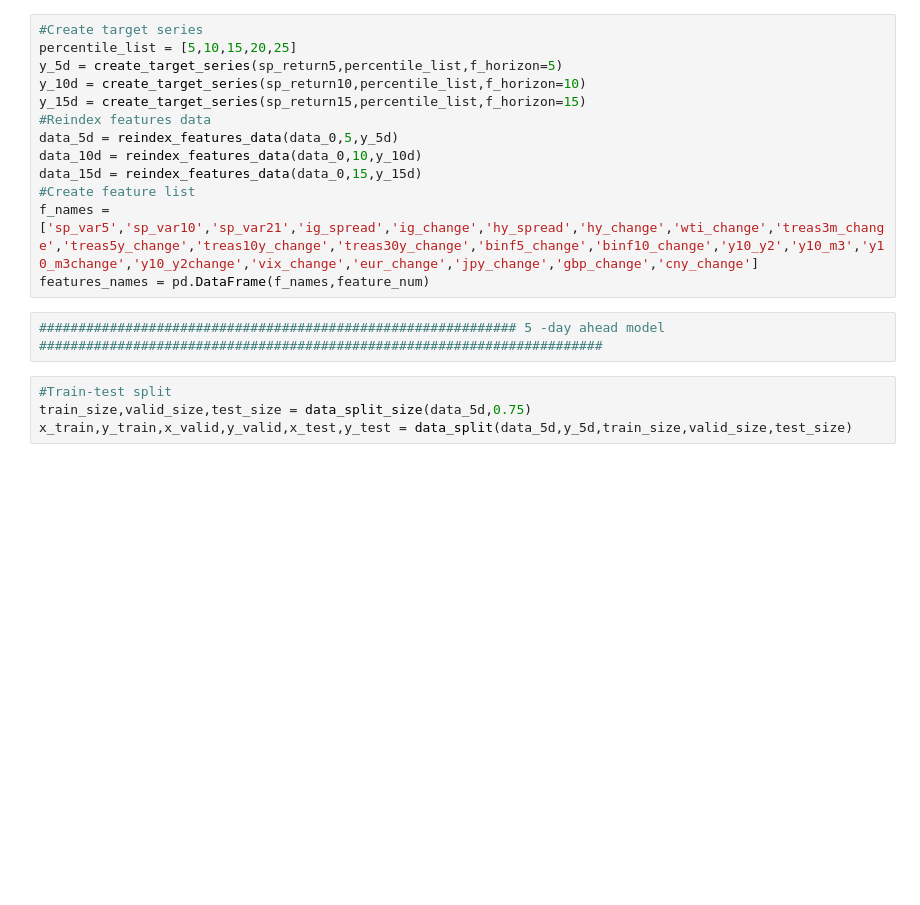
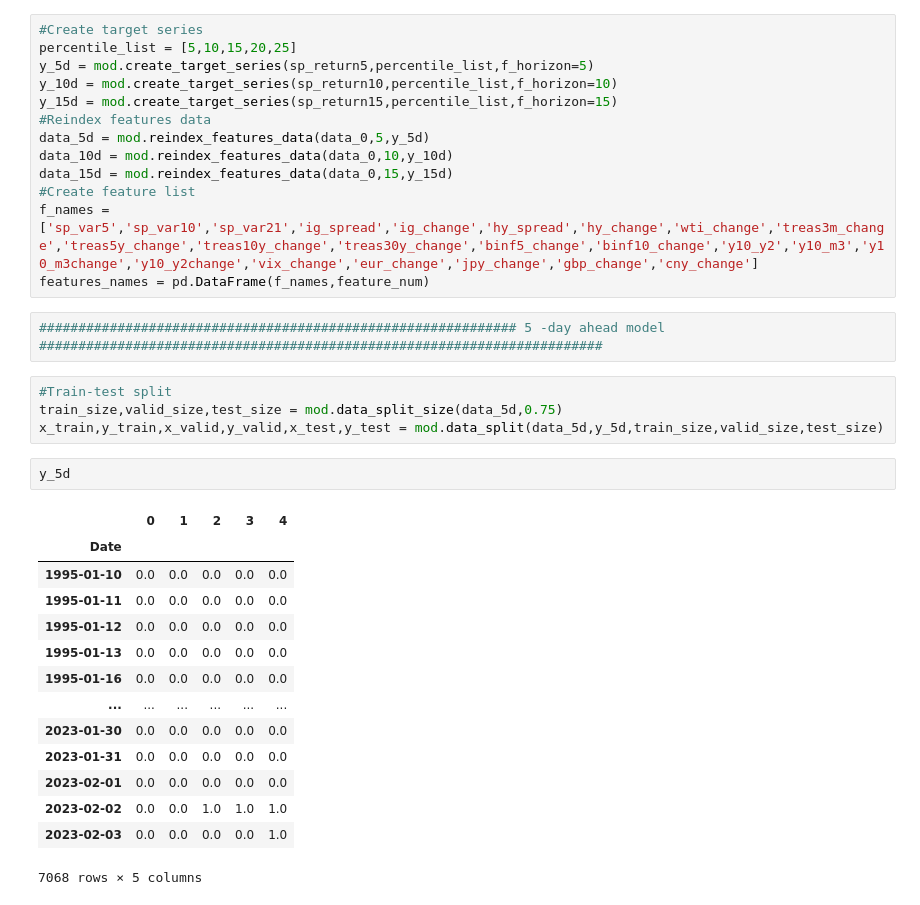
Before and after one commit to surekhanaga88/sp_500_classification, a Jupyter notebook: gbdt_01.ipynb, the cells around one changed output. Drawn from its saved outputs; the diff is of its cells as text; blank space fills up the shorter version.

```diff
--- a/gbdt_01.ipynb
+++ b/gbdt_01.ipynb
@@ -73,13 +73,13 @@ Name: Adj Close, dtype: float64
 # %%
 #Create target series
 percentile_list = [5,10,15,20,25]
-y_5d = create_target_series(sp_return5,percentile_list,f_horizon=5)
-y_10d = create_target_series(sp_return10,percentile_list,f_horizon=10)
-y_15d = create_target_series(sp_return15,percentile_list,f_horizon=15)
+y_5d = mod.create_target_series(sp_return5,percentile_list,f_horizon=5)
+y_10d = mod.create_target_series(sp_return10,percentile_list,f_horizon=10)
+y_15d = mod.create_target_series(sp_return15,percentile_list,f_horizon=15)
 #Reindex features data
-data_5d = reindex_features_data(data_0,5,y_5d)
-data_10d = reindex_features_data(data_0,10,y_10d)
-data_15d = reindex_features_data(data_0,15,y_15d)
+data_5d = mod.reindex_features_data(data_0,5,y_5d)
+data_10d = mod.reindex_features_data(data_0,10,y_10d)
+data_15d = mod.reindex_features_data(data_0,15,y_15d)
 #Create feature list
 f_names = ['sp_var5','sp_var10','sp_var21','ig_spread','ig_change','hy_spread','hy_change','wti_change','treas3m_change','treas5y_change','treas10y_change','treas30y_change','binf5_change','binf10_change','y10_y2','y10_m3','y10_m3change','y10_y2change','vix_change','eur_change','jpy_change','gbp_change','cny_change']
 features_names = pd.DataFrame(f_names,feature_num)
@@ -87,7 +87,24 @@ features_names = pd.DataFrame(f_names,feature_num)
 ############################################################# 5 -day ahead model ########################################################################
 # %%
 #Train-test split
-train_size,valid_size,test_size = data_split_size(data_5d,0.75)
-x_train,y_train,x_valid,y_valid,x_test,y_test = data_split(data_5d,y_5d,train_size,valid_size,test_size)
+train_size,valid_size,test_size = mod.data_split_size(data_5d,0.75)
+x_train,y_train,x_valid,y_valid,x_test,y_test = mod.data_split(data_5d,y_5d,train_size,valid_size,test_size)
+# %%
+y_5d
+# %% [output]
+|  | 0 | 1 | 2 | 3 | 4 |
+| Date |  |  |  |  |  |
+| 1995-01-10 | 0.0 | 0.0 | 0.0 | 0.0 | 0.0 |
+| 1995-01-11 | 0.0 | 0.0 | 0.0 | 0.0 | 0.0 |
+| 1995-01-12 | 0.0 | 0.0 | 0.0 | 0.0 | 0.0 |
+| 1995-01-13 | 0.0 | 0.0 | 0.0 | 0.0 | 0.0 |
+| 1995-01-16 | 0.0 | 0.0 | 0.0 | 0.0 | 0.0 |
+| ... | ... | ... | ... | ... | ... |
+| 2023-01-30 | 0.0 | 0.0 | 0.0 | 0.0 | 0.0 |
+| 2023-01-31 | 0.0 | 0.0 | 0.0 | 0.0 | 0.0 |
+| 2023-02-01 | 0.0 | 0.0 | 0.0 | 0.0 | 0.0 |
+| 2023-02-02 | 0.0 | 0.0 | 1.0 | 1.0 | 1.0 |
+| 2023-02-03 | 0.0 | 0.0 | 0.0 | 0.0 | 1.0 |
+7068 rows × 5 columns
 # %%
 #config
```
Also changed, not shown: parts of 8 cells of this notebook, 21 other files.
